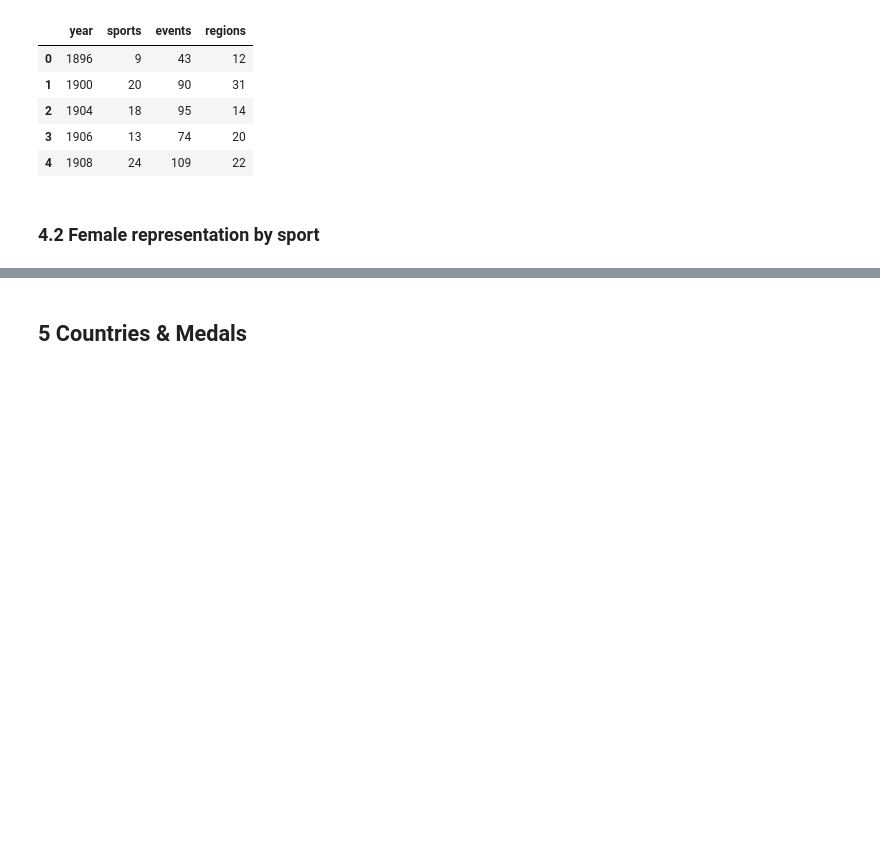
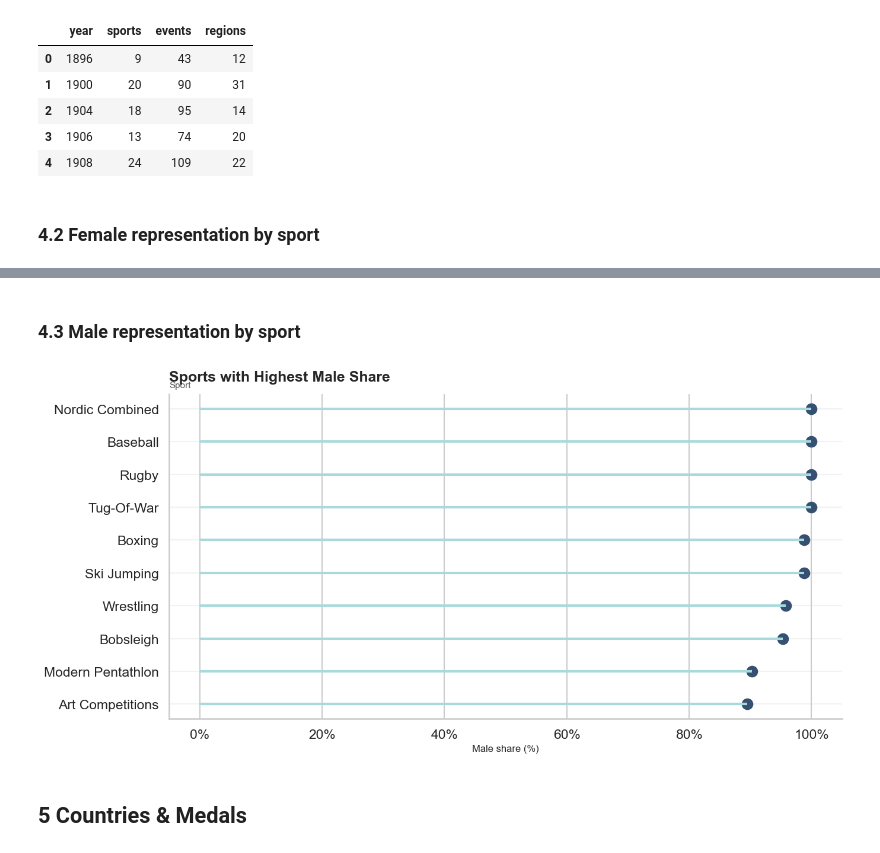
Before and after one commit to com-480-data-visualization/DataRizz, a Jupyter notebook: milestones/milestone1/eda.ipynb, the cells around one changed output, grey strips where cells are left out. Saved outputs shown, nothing was run; the diff lists cells and outputs as text; code cells hidden in the pictures; blank space fills up the shorter version.

```diff
--- a/milestones/milestone1/eda.ipynb
+++ b/milestones/milestone1/eda.ipynb
@@ -401,3 +531,9 @@ plt.show()
+# %% [markdown]
+### 4.3 Male representation by sport
+# %%
+plot_gender_share(olympics, "M")
+# %% [output]
+[figure, added]
 # %% [markdown]
 ## 5 Countries & Medals
 # %% [markdown]
```
Also changed, not shown: parts of 24 cells of this notebook.
